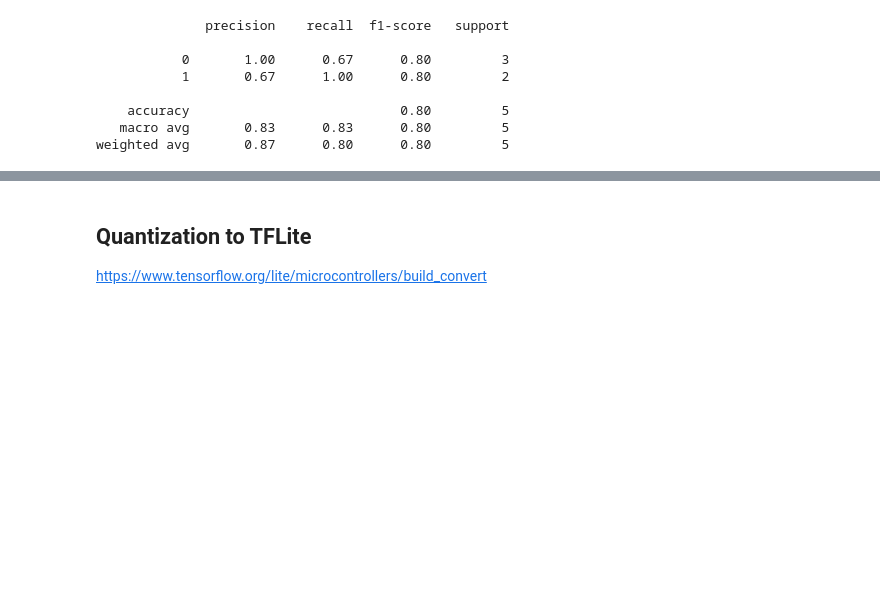
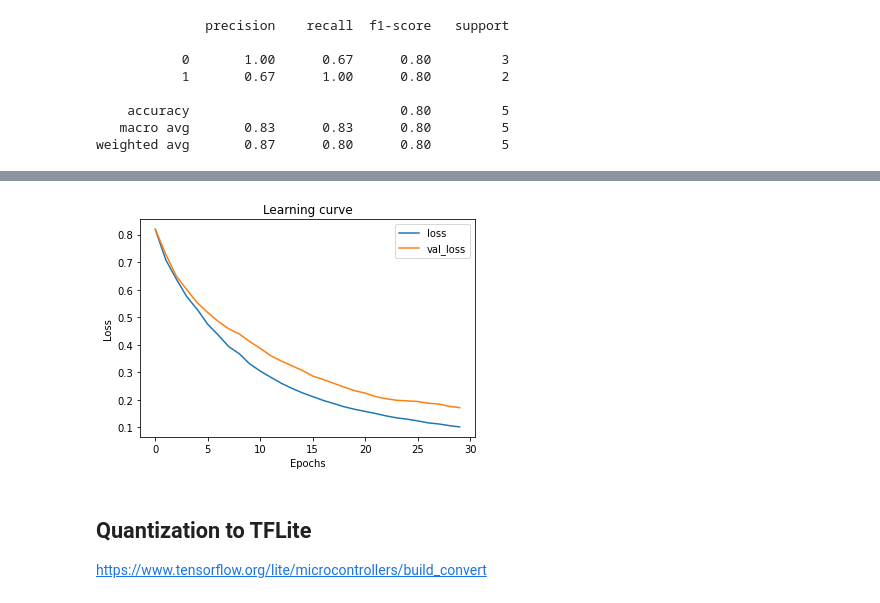
Before and after one commit to lisaong/stackup-workshops, a Jupyter notebook: mask-or-not/mask_or_not.ipynb, the cells around one changed output, grey strips where cells are left out. Drawn from its saved outputs; the diff is of its cells as text; code cells hidden in the pictures; blank space fills up the shorter version.

```diff
--- a/mask-or-not/mask_or_not.ipynb
+++ b/mask-or-not/mask_or_not.ipynb
@@ -334,0 +356,7 @@ weighted avg       0.85      0.80      0.78         5
+# %%
+scaler1 = StandardScaler()
+X_scaled = scaler1.fit_transform(X_30x30)
+
+X_scaled_reshape = X_scaled.reshape(-1, images.shape[1], images.shape[2], 1)
+X_train, X_test, y_train, y_test = train_test_split(X_scaled_reshape, y, random_state=42, stratify=y)
+X_train.shape
@@ -334,0 +365,7 @@ weighted avg       0.85      0.80      0.78         5
+# %%
+cnn = tf.keras.Sequential()
+cnn.add(layers.Conv2D(5, 3, input_shape=(X_train.shape[1],X_train.shape[2], 1), activation='relu'))
+cnn.add(layers.MaxPool2D())
+cnn.add(layers.Flatten())
+cnn.add(layers.Dense(1, activation='sigmoid'))
+cnn.summary()
@@ -334,0 +389,4 @@ weighted avg       0.85      0.80      0.78         5
+# %%
+cnn.compile(optimizer='Adam', loss='binary_crossentropy', metrics=['accuracy'])
+history = cnn.fit(X_train, y_train, batch_size=5, epochs=30,
+                  validation_data=(X_test, y_test))
@@ -335,3 +411,14 @@ weighted avg       0.85      0.80      0.78         5
+# %%
+# learning curve
+plt.plot(history.history['loss'], label='loss')
+plt.plot(history.history['val_loss'], label='val_loss')
+plt.title('Learning curve')
+plt.ylabel('Loss')
+plt.xlabel('Epochs')
+plt.legend()
+plt.show()
+# %% [output]
+[figure, added]
 # %% [markdown]
 ## Quantization to TFLite
 
```
Also changed, not shown: parts of 11 cells of this notebook.
